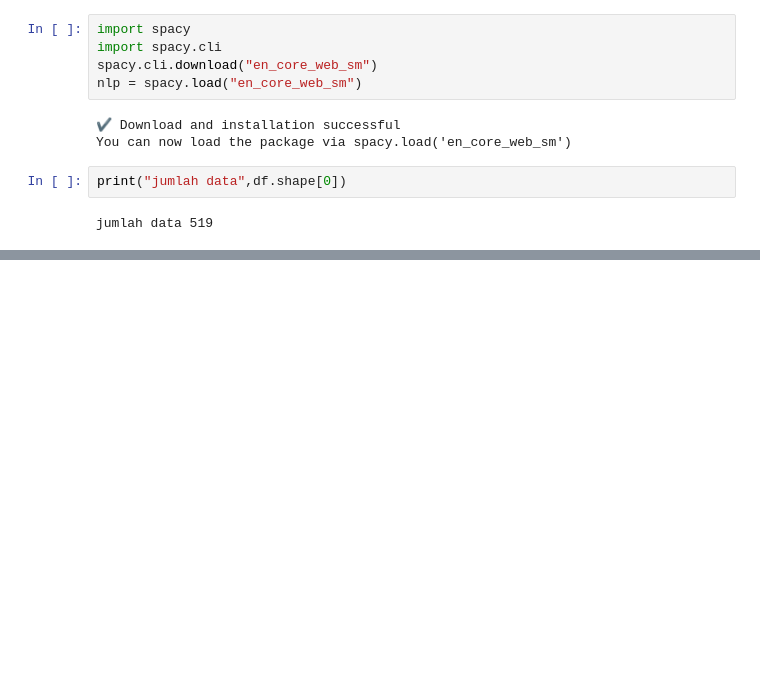
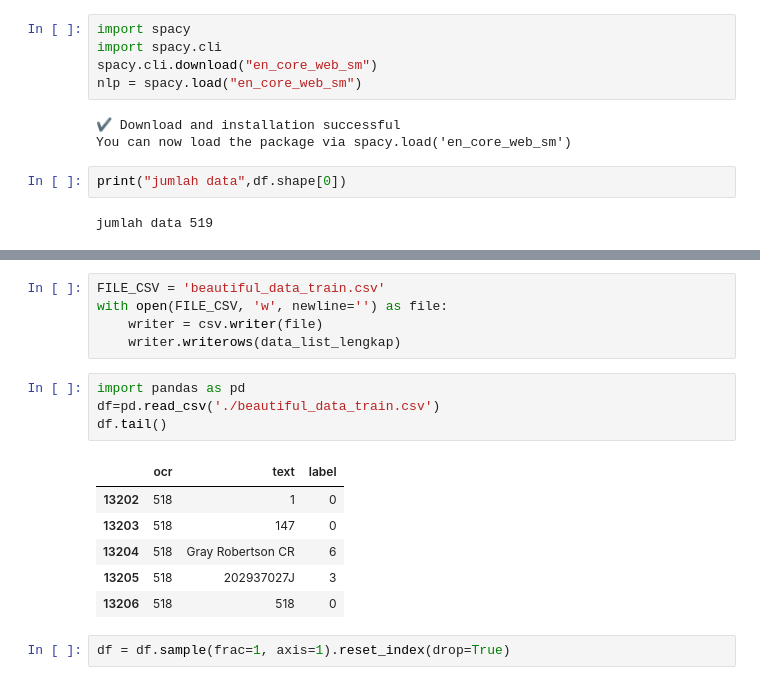
Before and after one commit to adiwirawan/ocr, a Jupyter notebook: final_project.ipynb, the cells around one changed output, grey strips where cells are left out. Drawn from its saved outputs; the diff is of its cells as text; blank space fills up the shorter version.

```diff
--- a/final_project.ipynb
+++ b/final_project.ipynb
@@ -268,0 +225,18 @@ pprint.pprint(person_dict)
+# %%
+FILE_CSV = 'beautiful_data_train.csv'
+with open(FILE_CSV, 'w', newline='') as file:
+    writer = csv.writer(file)
+    writer.writerows(data_list_lengkap)
+# %%
+import pandas as pd
+df=pd.read_csv('./beautiful_data_train.csv')
+df.tail()
+# %% [output]
+|  | ocr | text | label |
+| 13202 | 518 | 1 | 0 |
+| 13203 | 518 | 147 | 0 |
+| 13204 | 518 | Gray Robertson CR | 6 |
+| 13205 | 518 | 202937027J | 3 |
+| 13206 | 518 | 518 | 0 |
+# %%
+df = df.sample(frac=1, axis=1).reset_index(drop=True)
```
Also changed, not shown: parts of 22 cells of this notebook.
